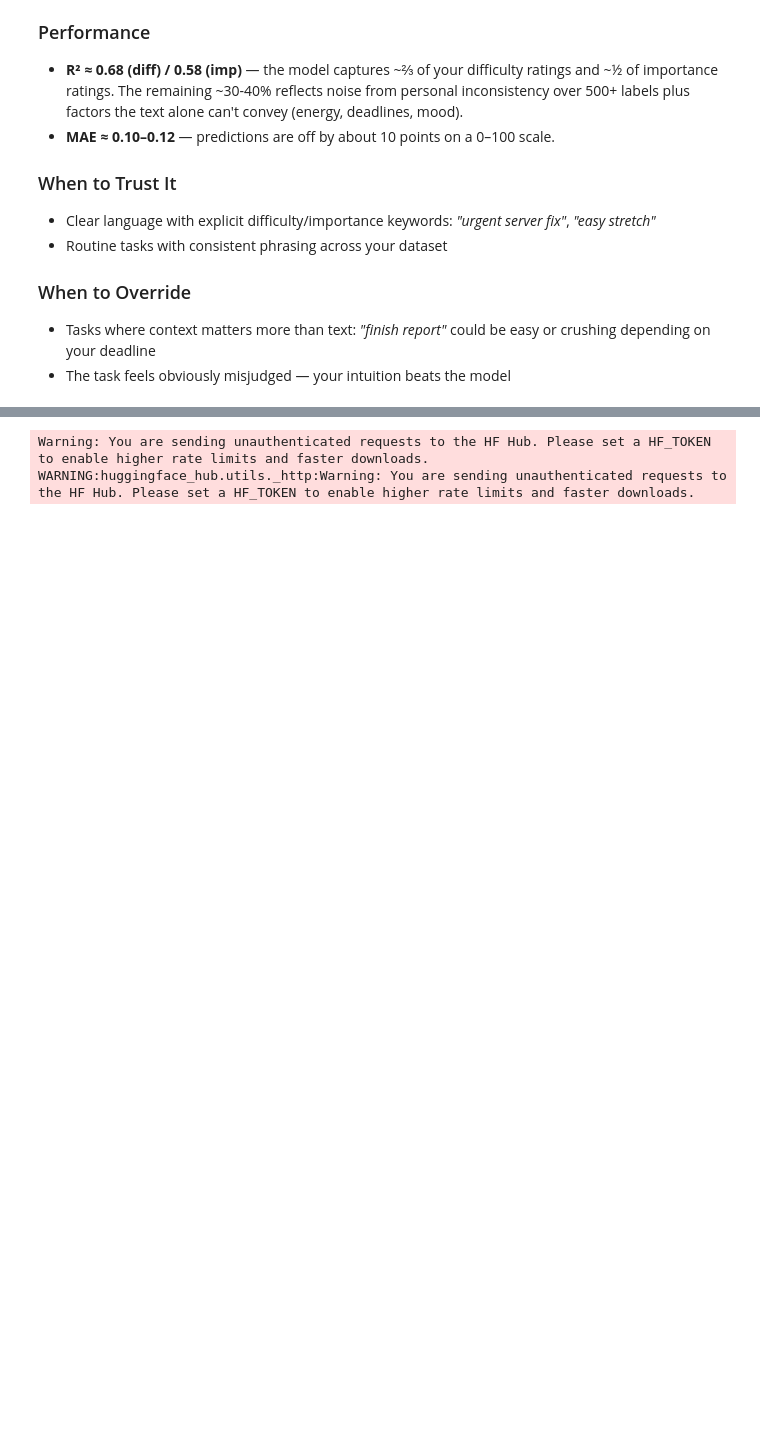
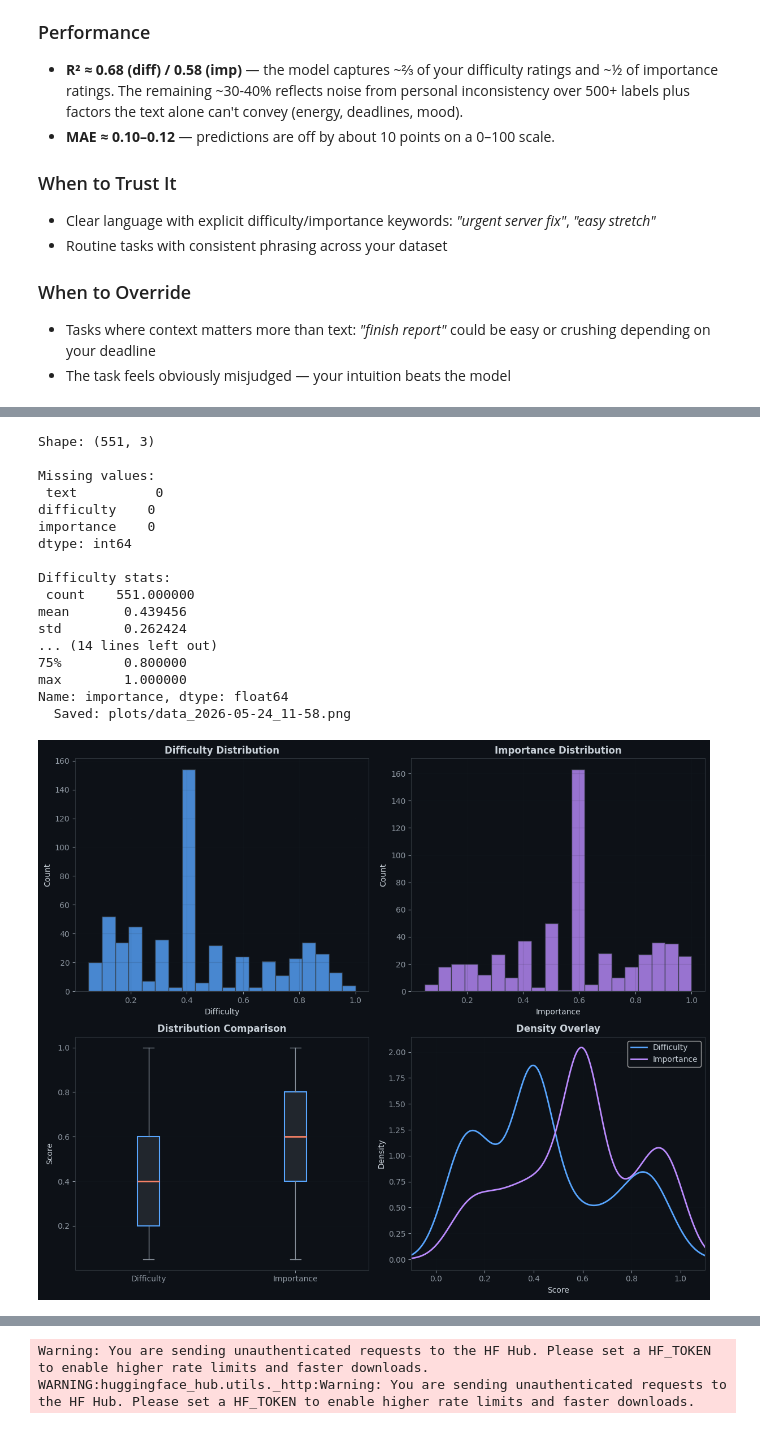
Before and after one commit to Infiteri/VM.AI, a Jupyter notebook: notebooks/VM_AI_Regressor_notebook.ipynb, the cells around one changed output, grey strips where cells are left out. Cells and saved outputs as stored; diff of their text form; code cells hidden in the pictures; blank space fills up the shorter version.

```diff
--- a/notebooks/VM_AI_Regressor_notebook.ipynb
+++ b/notebooks/VM_AI_Regressor_notebook.ipynb
@@ -101,3 +87,70 @@ Name: importance, dtype: float64
+# %%
+train = pd.read_csv("data/VMAI_REGR_Data.csv")
+
+print("Shape:", train.shape)
+print("\nMissing values:\n", train.isnull().sum())
+print("\nDifficulty stats:\n", train["difficulty"].describe())
+print("\nImportance stats:\n", train["importance"].describe())
+
+fig, axes = plt.subplots(2, 2, figsize=(12, 10))
+
+# Difficulty distribution
+axes[0, 0].hist(train["difficulty"], bins=20, edgecolor="#30363d", alpha=0.8, color="#58a6ff")
+axes[0, 0].set_title("Difficulty Distribution", fontweight="bold")
+axes[0, 0].set_xlabel("Difficulty")
+axes[0, 0].set_ylabel("Count")
+axes[0, 0].grid(True, alpha=0.15)
+
+# Importance distribution
+axes[0, 1].hist(train["importance"], bins=20, edgecolor="#30363d", alpha=0.8, color="#bc8cff")
+axes[0, 1].set_title("Importance Distribution", fontweight="bold")
+axes[0, 1].set_xlabel("Importance")
+axes[0, 1].set_ylabel("Count")
+axes[0, 1].grid(True, alpha=0.15)
+
+# Box plot comparison
+box_data = [train["difficulty"], train["importance"]]
+axes[1, 0].boxplot(box_data, labels=["Difficulty", "Importance"], patch_artist=True,
+                    boxprops=dict(facecolor="#21262d", edgecolor="#58a6ff", linewidth=1.5),
+                    medianprops=dict(color="#f78166", linewidth=2),
+                    whiskerprops=dict(color="#8b949e"),
+                    capprops=dict(color="#8b949e"),
+                    flierprops=dict(marker="o", markerfacecolor="#f78166", markersize=4))
+axes[1, 0].set_title("Distribution Comparison", fontweight="bold")
+axes[1, 0].set_ylabel("Score")
+axes[1, 0].grid(True, alpha=0.15, axis="y")
+
+# KDE overlay
+train["difficulty"].plot.kde(ax=axes[1, 1], label="Difficulty", color="#58a6ff", linewidth=2)
+train["importance"].plot.kde(ax=axes[1, 1], label="Importance", color="#bc8cff", linewidth=2)
+axes[1, 1].set_title("Density Overlay", fontweight="bold")
+axes[1, 1].set_xlabel("Score")
+axes[1, 1].set_xlim(-0.1, 1.1)
+axes[1, 1].legend()
+axes[1, 1].grid(True, alpha=0.15)
+
+plt.tight_layout()
+save_fig("data")
+plt.show()
+# %% [output]
+Shape: (551, 3)
+
+Missing values:
+ text          0
+difficulty    0
+importance    0
+dtype: int64
+
+Difficulty stats:
+ count    551.000000
+mean       0.439456
+std        0.262424
+... (14 lines left out)
+75%        0.800000
+max        1.000000
+Name: importance, dtype: float64
+  Saved: plots/data_2026-05-24_11-58.png
+[figure, added]
 # %%
 X = train["text"].values
 y_diff = train["difficulty"].values
```
Also changed, not shown: parts of 13 cells of this notebook, 38 other files.
